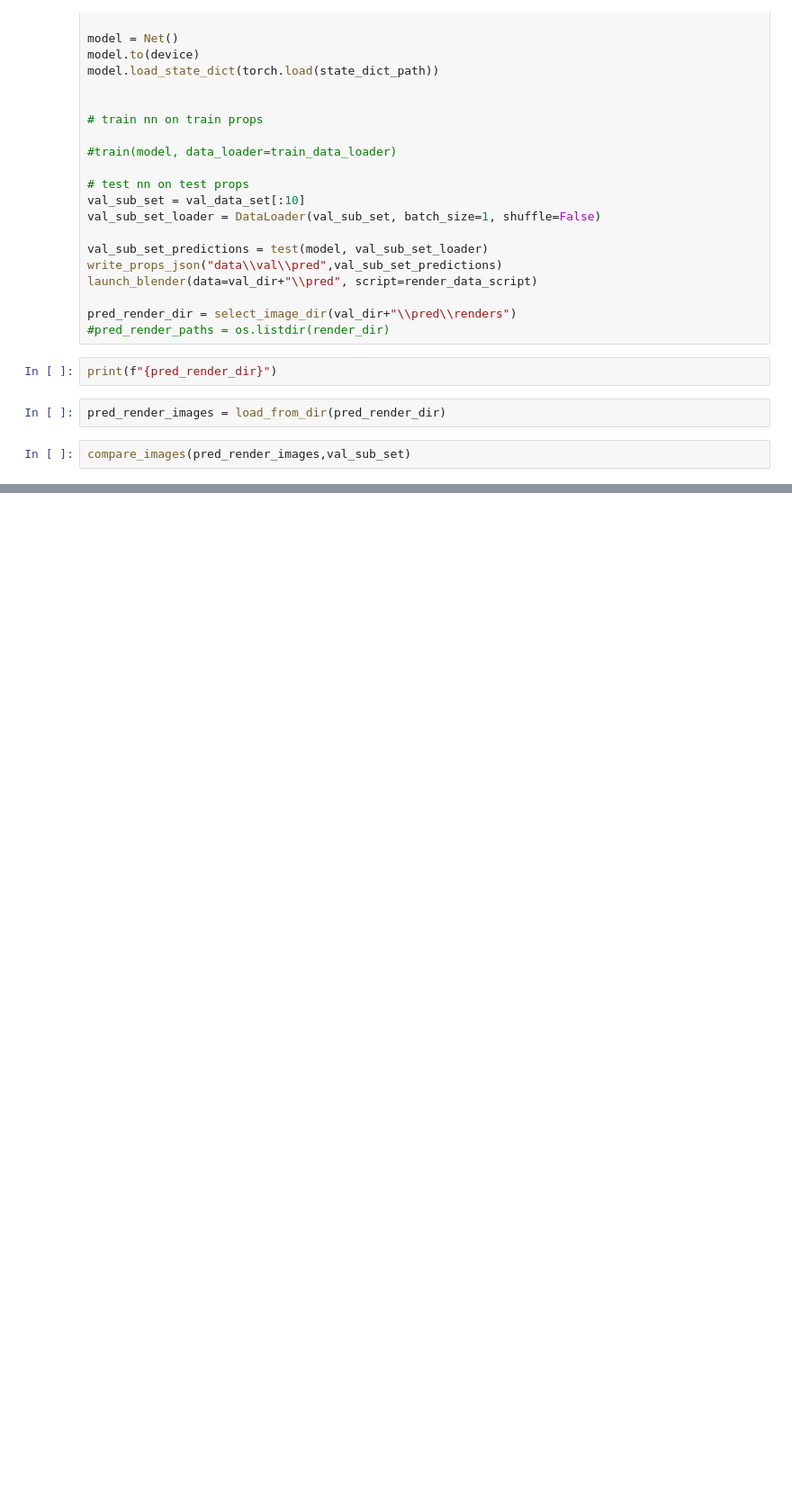
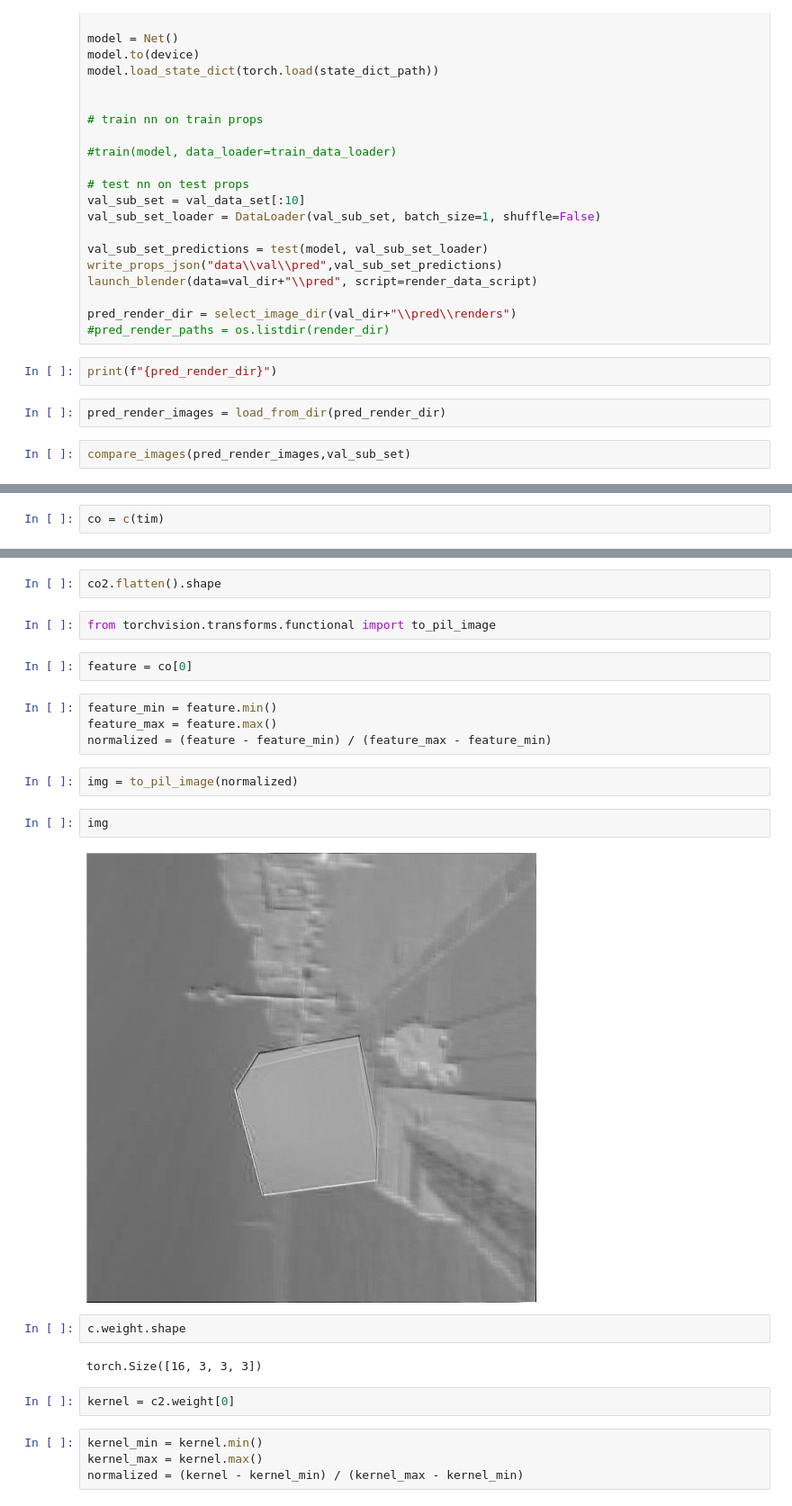
Before and after one commit to lmsbligh/BlenderML-WebApp, a Jupyter notebook: MLApp/proto.ipynb, the cells around one changed output, grey strips where cells are left out. Shown at 90% size. Saved outputs shown, nothing was run; the diff lists cells and outputs as text; blank space fills up the shorter version.

```diff
--- a/MLApp/proto.ipynb
+++ b/MLApp/proto.ipynb
@@ -177,0 +167,2 @@ compare_images(pred_render_images,val_sub_set)
+# %%
+co = c(tim)
@@ -177,0 +179,26 @@ compare_images(pred_render_images,val_sub_set)
+# %%
+co2.flatten().shape
+# %%
+from torchvision.transforms.functional import to_pil_image
+# %%
+feature = co[0]
+# %%
+feature_min = feature.min()
+feature_max = feature.max()
+normalized = (feature - feature_min) / (feature_max - feature_min)
+# %%
+img = to_pil_image(normalized)
+# %%
+img
+# %% [output]
+[figure, added]
+# %%
+c.weight.shape
+# %% [output]
+torch.Size([16, 3, 3, 3])
+# %%
+kernel = c2.weight[0]
+# %%
+kernel_min = kernel.min()
+kernel_max = kernel.max()
+normalized = (kernel - kernel_min) / (kernel_max - kernel_min)
```
Also changed, not shown: parts of 17 cells of this notebook, 11 other files.
